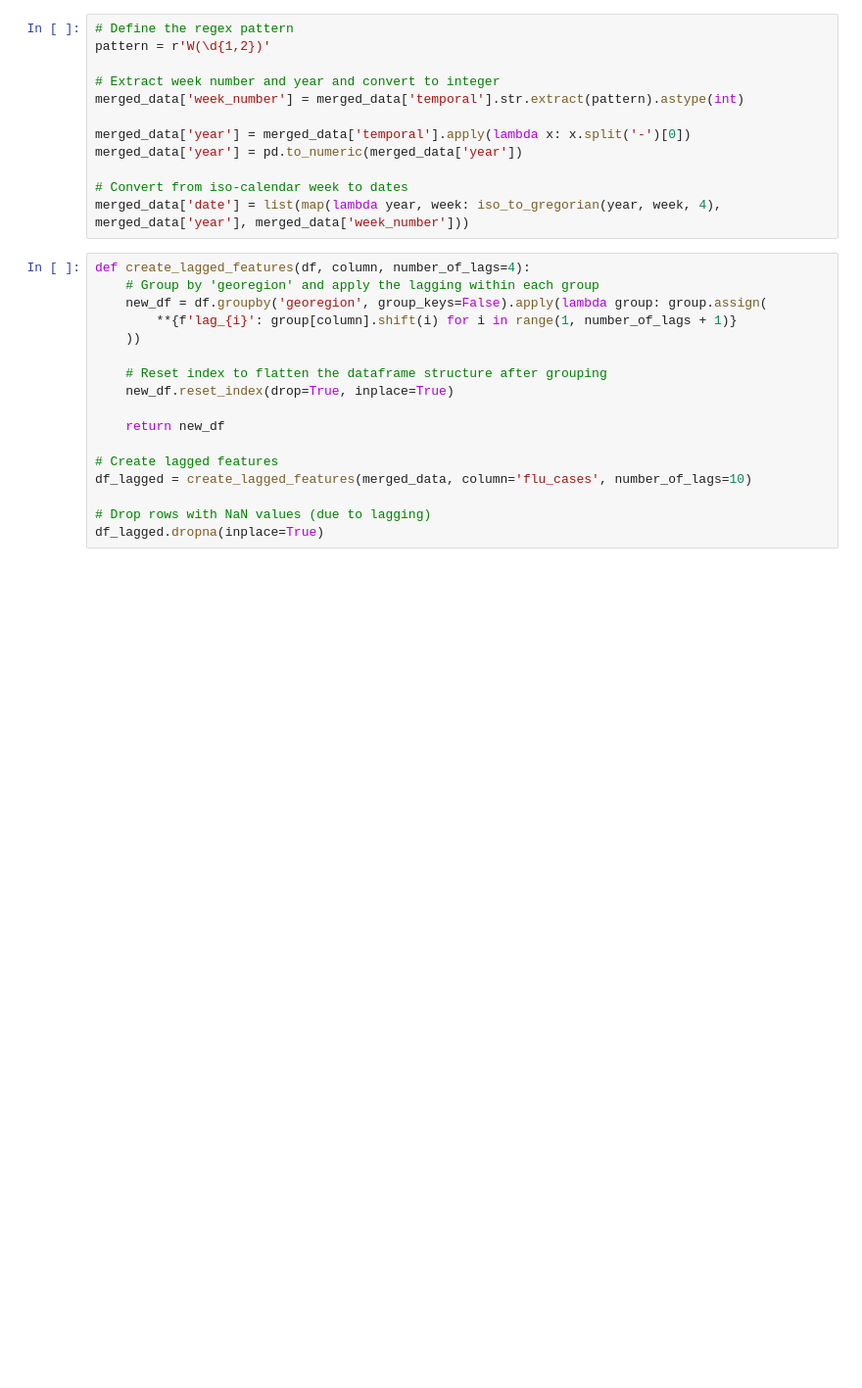
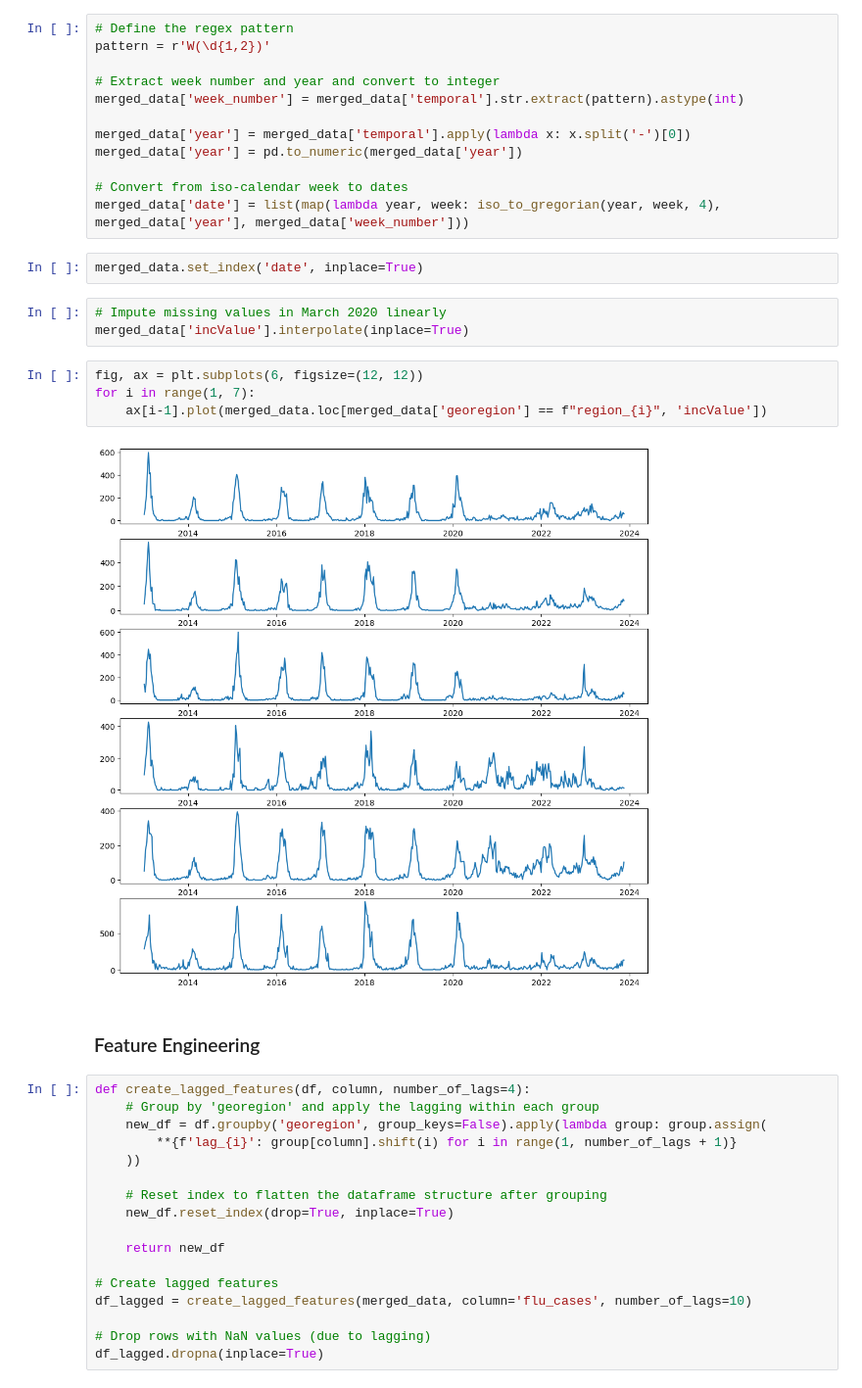
Before and after one commit to th-kl/DSF, a Jupyter notebook: notebooks/ffn_model.ipynb, the cells around one changed output. Shown at 98% size. Drawn from its saved outputs; the diff is of its cells as text; blank space fills up the shorter version.

```diff
--- a/notebooks/ffn_model.ipynb
+++ b/notebooks/ffn_model.ipynb
@@ -131,6 +131,19 @@ merged_data['year'] = pd.to_numeric(merged_data['year'])
 
 # Convert from iso-calendar week to dates
 merged_data['date'] = list(map(lambda year, week: iso_to_gregorian(year, week, 4), merged_data['year'], merged_data['week_number']))
+# %%
+merged_data.set_index('date', inplace=True)
+# %%
+# Impute missing values in March 2020 linearly
+merged_data['incValue'].interpolate(inplace=True)
+# %%
+fig, ax = plt.subplots(6, figsize=(12, 12))
+for i in range(1, 7):
+    ax[i-1].plot(merged_data.loc[merged_data['georegion'] == f"region_{i}", 'incValue'])
+# %% [output]
+[figure, added]
+# %% [markdown]
+<h3>Feature Engineering</h3>
 # %%
 def create_lagged_features(df, column, number_of_lags=4):
     # Group by 'georegion' and apply the lagging within each group
```
Also changed, not shown: parts of 3 cells of this notebook.
